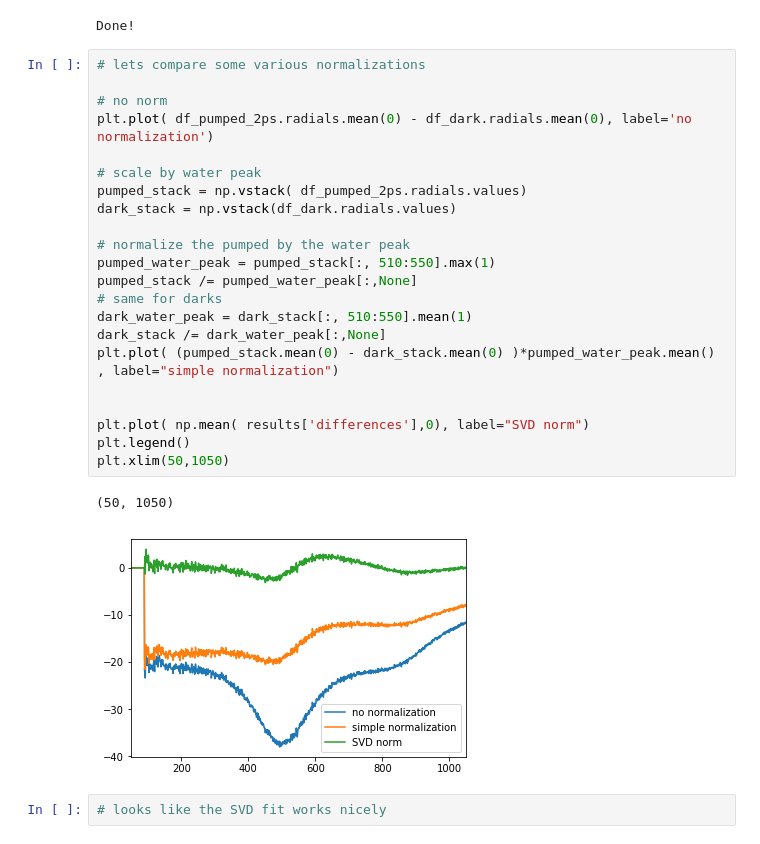
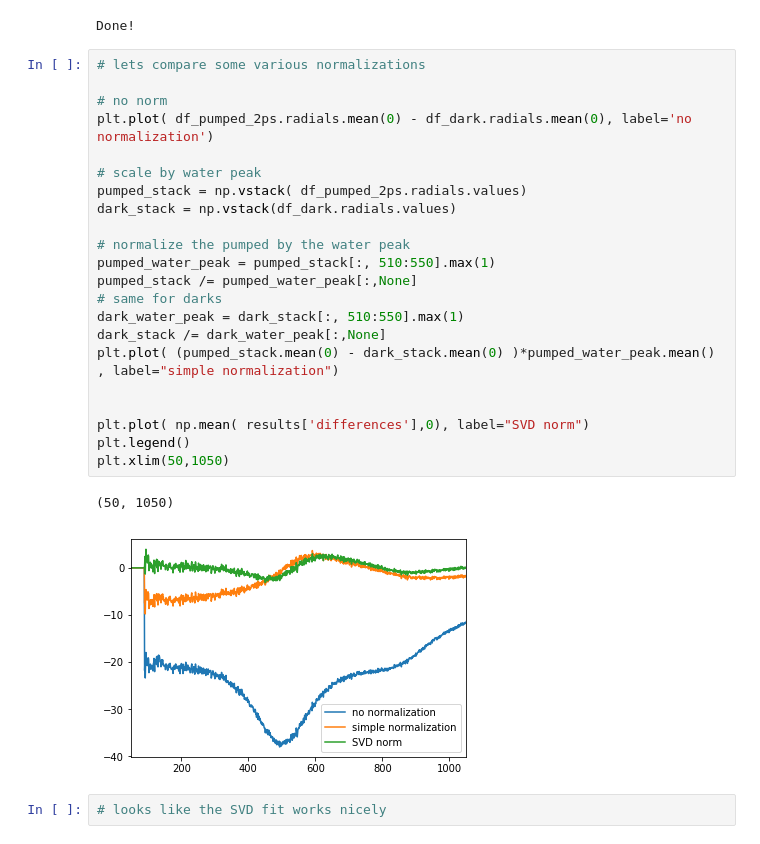
Before and after one commit to dermen/n0t3boox, a Jupyter notebook: sacla_radial_profile_analysis.ipynb, the cells around one changed output. Saved outputs shown, nothing was run; the diff lists cells and outputs as text.

```diff
--- a/sacla_radial_profile_analysis.ipynb
+++ b/sacla_radial_profile_analysis.ipynb
@@ -275,27 +275,27 @@ Done!
 # %%
 # lets compare some various normalizations
 
 # no norm
 plt.plot( df_pumped_2ps.radials.mean(0) - df_dark.radials.mean(0), label='no normalization')
 
 # scale by water peak
 pumped_stack = np.vstack( df_pumped_2ps.radials.values)
 dark_stack = np.vstack(df_dark.radials.values)
 
 # normalize the pumped by the water peak
 pumped_water_peak = pumped_stack[:, 510:550].max(1)
 pumped_stack /= pumped_water_peak[:,None]
 # same for darks
-dark_water_peak = dark_stack[:, 510:550].mean(1)
+dark_water_peak = dark_stack[:, 510:550].max(1)
 dark_stack /= dark_water_peak[:,None]
 plt.plot( (pumped_stack.mean(0) - dark_stack.mean(0) )*pumped_water_peak.mean() , label="simple normalization")
 
 
 plt.plot( np.mean( results['differences'],0), label="SVD norm")
 plt.legend()
 plt.xlim(50,1050)
 # %% [output]
 (50, 1050)
-[figure, old version]
+[figure, new version]
 # %%
 # looks like the SVD fit works nicely
```
Also changed, not shown: 1 other file.
